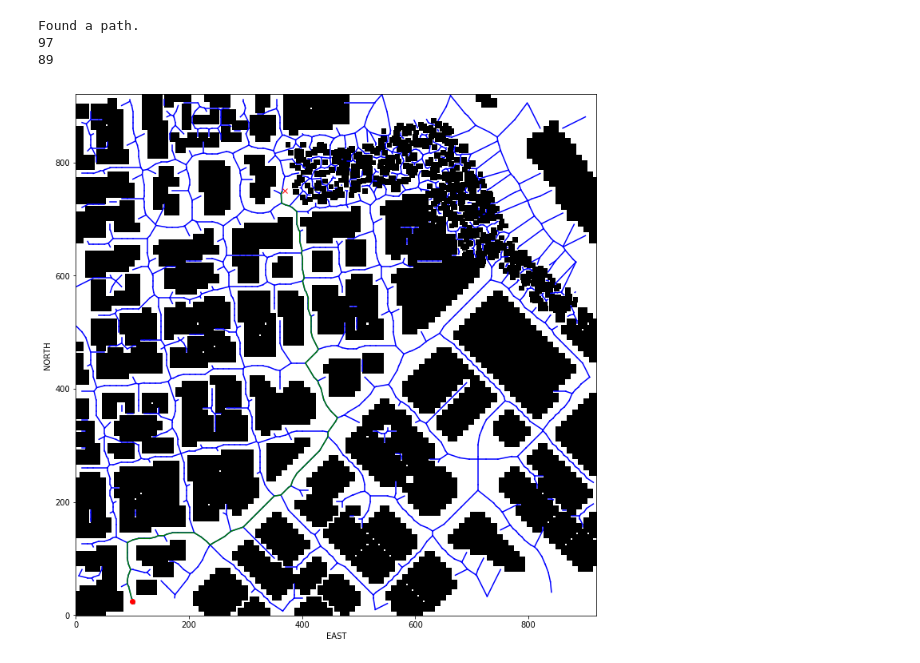
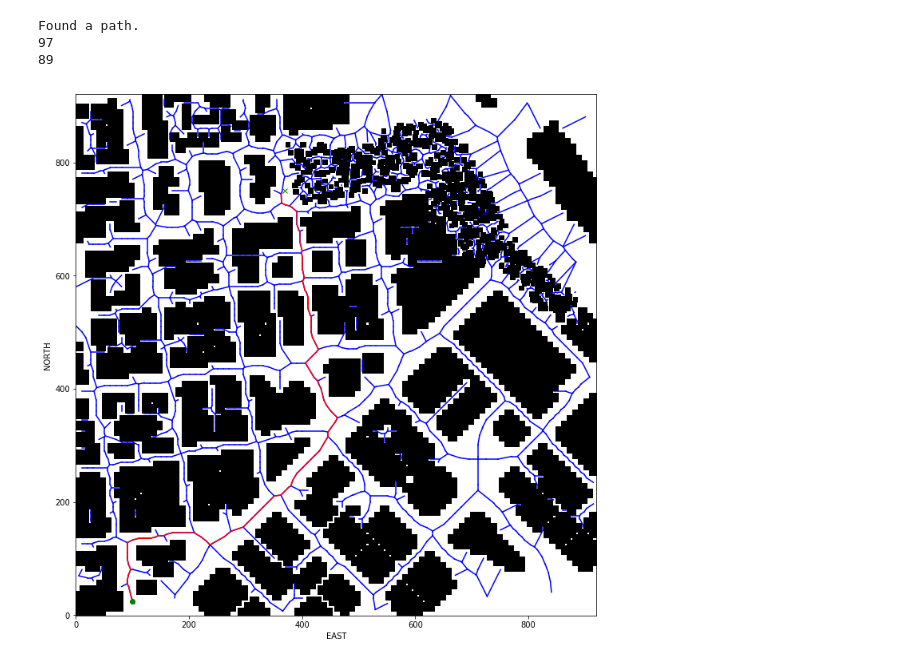
Before and after one commit to HJoonKwon/udacity-flyingcar, a Jupyter notebook: planning/Graph-Search.ipynb, the cells around one changed output. Saved outputs shown, nothing was run; the diff lists cells and outputs as text; code cells hidden in the pictures.

```diff
--- a/planning/Graph-Search.ipynb
+++ b/planning/Graph-Search.ipynb
@@ -194,17 +167,15 @@ def a_star(graph, h, start, goal):
             found = True
             break
         else:
-            for item in graph.adj.items():
-                if current_node == item[0]:
-                    for key, value in item[1].items():
-                        next_node = key
-                        branch_cost = value['weight']+ current_cost
-                        queue_cost = branch_cost + h(next_node, goal)
+            for next_node in G[current_node]:
 
-                        if next_node not in visited:
-                            visited.add(next_node)
-                            branch[next_node] = (branch_cost, current_node, next_node)
-                            queue.put((queue_cost, next_node))
+                branch_cost = G.edges[current_node,next_node]['weight']+ current_cost
+                queue_cost = branch_cost + h(next_node, goal)
+
+                if next_node not in visited:
+                    visited.add(next_node)
+                    branch[next_node] = (branch_cost, current_node)
+                    queue.put((queue_cost, next_node))
 
     if found:
         # retrace steps
@@ -232,21 +203,22 @@ This solution consists of two parts:
 # %% [markdown]
 ### TODO: Write your solution!
 # %%
-def find_start_goal(graph, start, goal):
+def find_closest_point(graph, current_point):
 
     nodes = []
     for node, _ in graph.adj.items():
         nodes.append(node)
 
-    start_idx = np.argmin(np.linalg.norm(np.array(start)-nodes, axis=1))
-    goal_idx = np.argmin(np.linalg.norm(np.array(goal)-nodes, axis=1))
+    idx = np.argmin(np.linalg.norm(np.array(current_point)-nodes, axis=1))
 
-    near_start = (nodes[start_idx][0], nodes[start_idx][1])
-    near_goal = (nodes[goal_idx][0], nodes[goal_idx][1])
-    return near_start, near_goal
+    closest_point= (nodes[idx][0], nodes[idx][1])
+
+    return closest_point
 # %%
 
-start, goal = find_start_goal(G, start_ne, goal_ne)
+start = find_closest_point(G, start_ne)
+goal = find_closest_point(G, goal_ne)
+
 path, path_cost = a_star(G, heuristic, start, goal)
 print(len(path))
 path = planning.prune_path(path)
@@ -258,18 +230,18 @@ Found a path.
 # %%
 plt.imshow(grid, origin='lower', cmap='Greys')
 
 for e in edges:
     p1 = e[0]
     p2 = e[1]
     plt.plot([p1[1], p2[1]], [p1[0], p2[0]], 'b-')
 
 pp = np.array(path)
-plt.plot(pp[:, 1], pp[:, 0], 'g')
-plt.plot(start_ne[1], start_ne[0], 'ro')
-plt.plot(goal_ne[1], goal_ne[0], 'rx')
+plt.plot(pp[:, 1], pp[:, 0], 'r-')
+plt.plot(start_ne[1], start_ne[0], 'go')
+plt.plot(goal_ne[1], goal_ne[0], 'gx')
 
 plt.xlabel('EAST')
 plt.ylabel('NORTH')
 plt.show()
 # %% [output]
-[figure, old version]
+[figure, new version]
```
Also changed, not shown: parts of 2 cells of this notebook.
